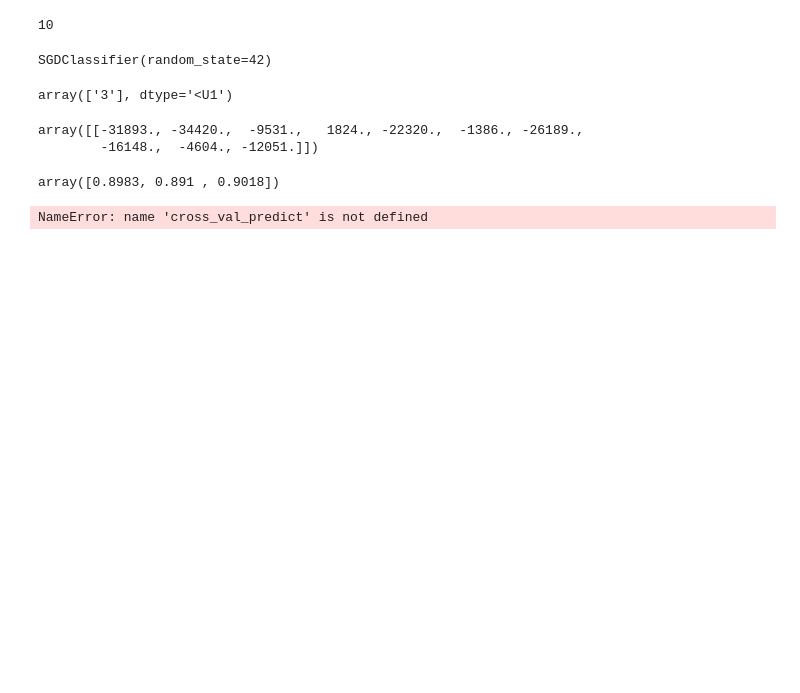
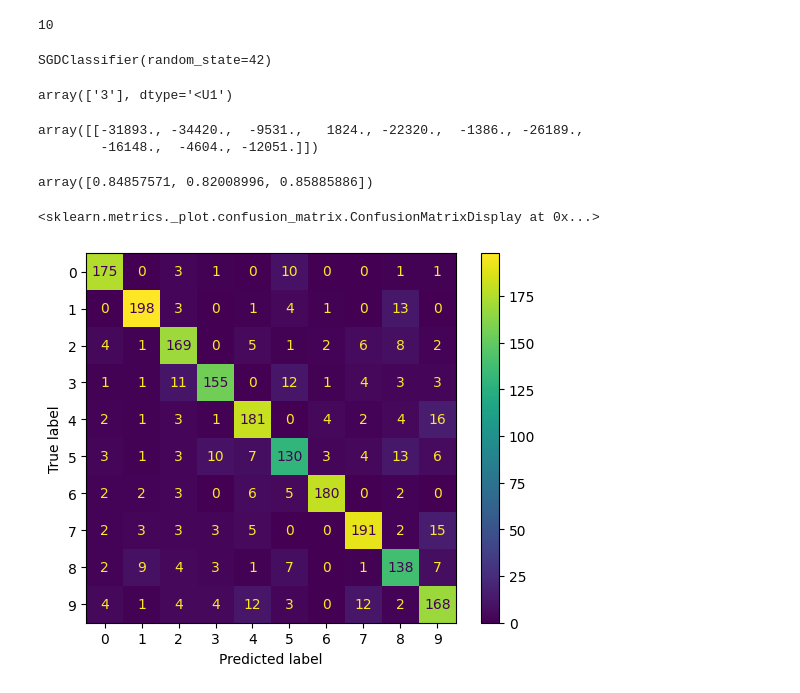
Before and after one commit to Rehanabbaxi/Machine_Learning_Practice, a Jupyter notebook: Chapetr_03_Classification_Practice.ipynb, the cells around one changed output. Saved outputs shown, nothing was run; the diff lists cells and outputs as text; code cells hidden in the pictures; blank space fills up the shorter version.

Commit message:
Added code for Confusion matrix visualization

```diff
--- a/Chapetr_03_Classification_Practice.ipynb
+++ b/Chapetr_03_Classification_Practice.ipynb
@@ -263,15 +263,24 @@ from sklearn.model_selection import cross_val_score
 cross_val_score(sgd_classifier ,  X_train , y_train , cv= 3 , scoring="accuracy")
 # %%
 from sklearn.preprocessing import StandardScaler
+import numpy as np
+from sklearn.model_selection import cross_val_score
+from sklearn.linear_model import SGDClassifier
+
+sgd_classifier = SGDClassifier(random_state=42)
+
 scaler = StandardScaler()
 X_trained_scaled = scaler.fit_transform(X_train.astype(np.float64))
-cross_val_score(sgd_classifier ,  X_trained_scaled , y_train , cv= 3 , scoring="accuracy")
+cross_val_score(sgd_classifier ,  X_trained_scaled[:2000] , y_train[:2000] , cv= 3 , scoring="accuracy")
 # %% [output]
-array([0.8983, 0.891 , 0.9018])
+array([0.84857571, 0.82008996, 0.85885886])
 # %%
 from sklearn.metrics import ConfusionMatrixDisplay
-y_train_pred = cross_val_predict(sgd_classifier , X_trained_scaled , y_train , cv =  3)
-ConfusionMatrixDisplay.from_predictions(y_train , y_train_pred)
+from sklearn.model_selection import cross_val_predict
+
+y_train_pred = cross_val_predict(sgd_classifier , X_trained_scaled[:2000] , y_train[:2000] , cv =  3)
+ConfusionMatrixDisplay.from_predictions(y_train[:2000] , y_train_pred)
 # %% [output]
-NameError: name 'cross_val_predict' is not defined
+<sklearn.metrics._plot.confusion_matrix.ConfusionMatrixDisplay at 0x...>
+[figure, added]
 # %%
```
Also changed, not shown: parts of 3 cells of this notebook.
